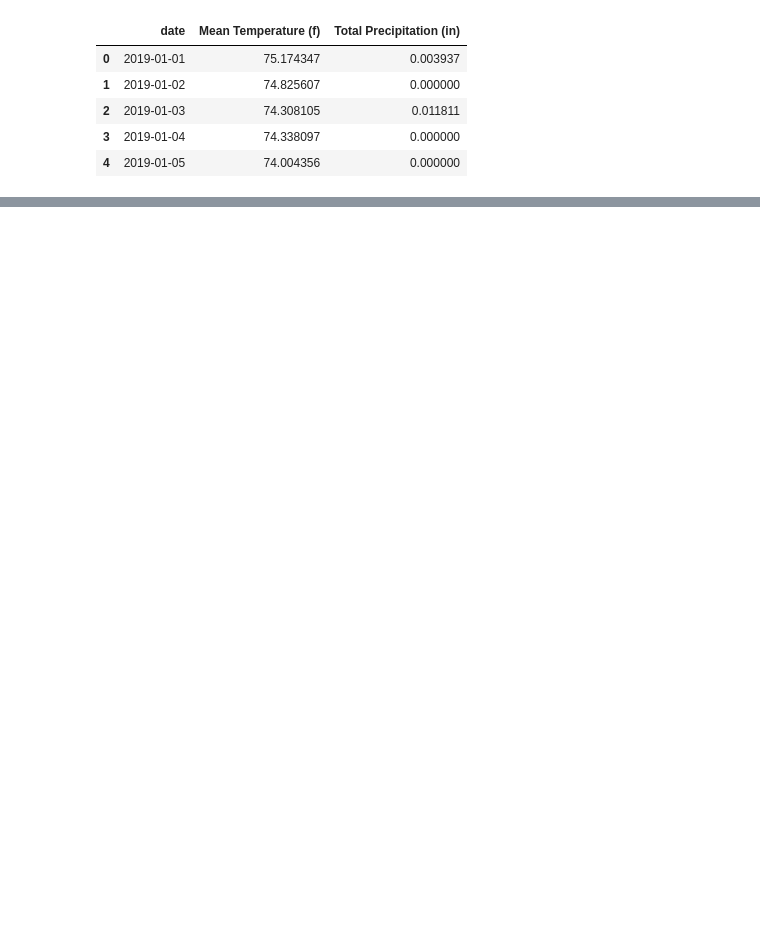
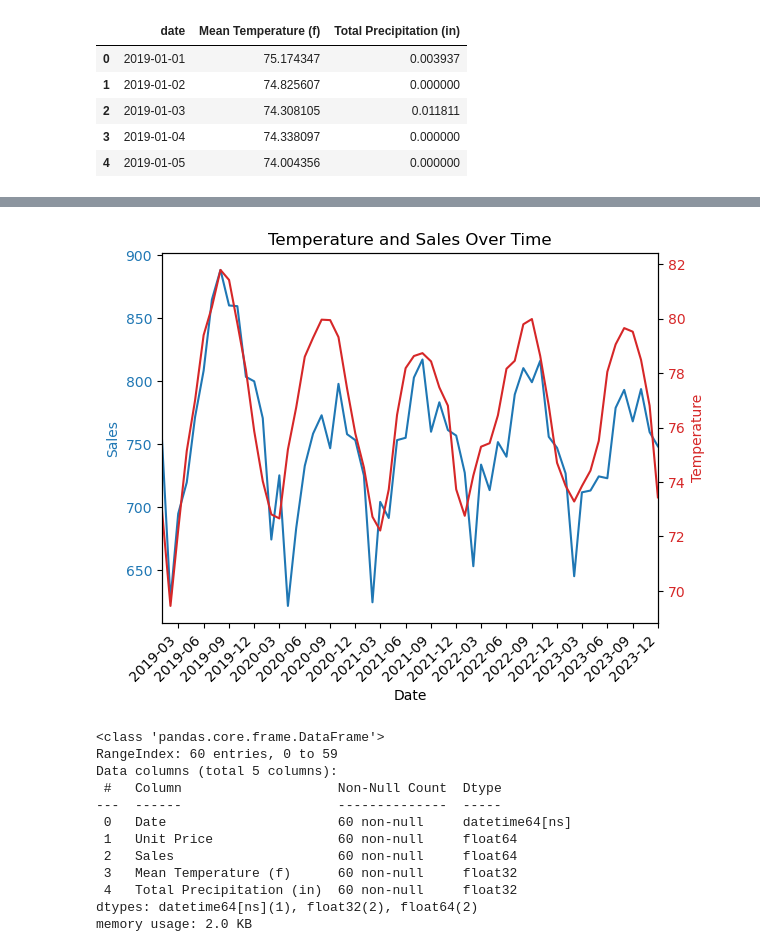
Before and after one commit to Deadbones267/Group-Project-1, a Jupyter notebook: weather_trends_energy_analysis.ipynb, the cells around one changed output, grey strips where cells are left out. Drawn from its saved outputs; the diff is of its cells as text; code cells hidden in the pictures; blank space fills up the shorter version.

```diff
--- a/weather_trends_energy_analysis.ipynb
+++ b/weather_trends_energy_analysis.ipynb
@@ -155,0 +164,50 @@ hawaii_energy_df.head()
+# %%
+## TODO: ADD Plots Below
+
+# Merge the DataFrames on the 'Date' column
+merged_df = pd.merge(hawaii_energy_df, honolulu_monthly_df, left_on='Date', right_on='Date')
+merged_df['Date'] = pd.to_datetime(merged_df['Date'], errors='coerce')
+
+merged_df.head()
+
+# Plotting
+fig, ax1 = plt.subplots()
+
+# Plot Unit Price on the first y-axis
+ax1.set_xlabel('Date')
+ax1.set_ylabel('Sales', color='tab:blue')
+ax1.plot(merged_df['Date'], merged_df['Sales'], color='tab:blue')
+ax1.tick_params(axis='y', labelcolor='tab:blue')
+
+# Create a second y-axis for Temperature
+ax2 = ax1.twinx()
+ax2.set_ylabel('Temperature', color='tab:red')
+ax2.plot(merged_df['Date'], merged_df['Mean Temperature (f)'], color='tab:red')
+ax2.tick_params(axis='y', labelcolor='tab:red')
+
+# Manually set the x-tick labels
+ax1.set_xticks(merged_df['Date'][::3])  # Adjust the step to show more or fewer labels
+ax1.set_xticklabels(merged_df['Date'][::3].dt.strftime('%Y-%m'))
+
+# Rotate the x-axis labels
+plt.setp(ax1.get_xticklabels(), rotation=45, ha='right')
+
+# Set x-axis limits to the range of your data
+ax1.set_xlim([merged_df['Date'].min(), merged_df['Date'].max()])
+
+plt.title('Temperature and Sales Over Time')
+plt.show()
+# %% [output]
+[figure, added]
+<class 'pandas.core.frame.DataFrame'>
+RangeIndex: 60 entries, 0 to 59
+Data columns (total 5 columns):
+ #   Column                    Non-Null Count  Dtype
+---  ------                    --------------  -----
+ 0   Date                      60 non-null     datetime64[ns]
+ 1   Unit Price                60 non-null     float64
+ 2   Sales                     60 non-null     float64
+ 3   Mean Temperature (f)      60 non-null     float32
+ 4   Total Precipitation (in)  60 non-null     float32
+dtypes: datetime64[ns](1), float32(2), float64(2)
+memory usage: 2.0 KB
```
Also changed, not shown: parts of 5 cells of this notebook.
